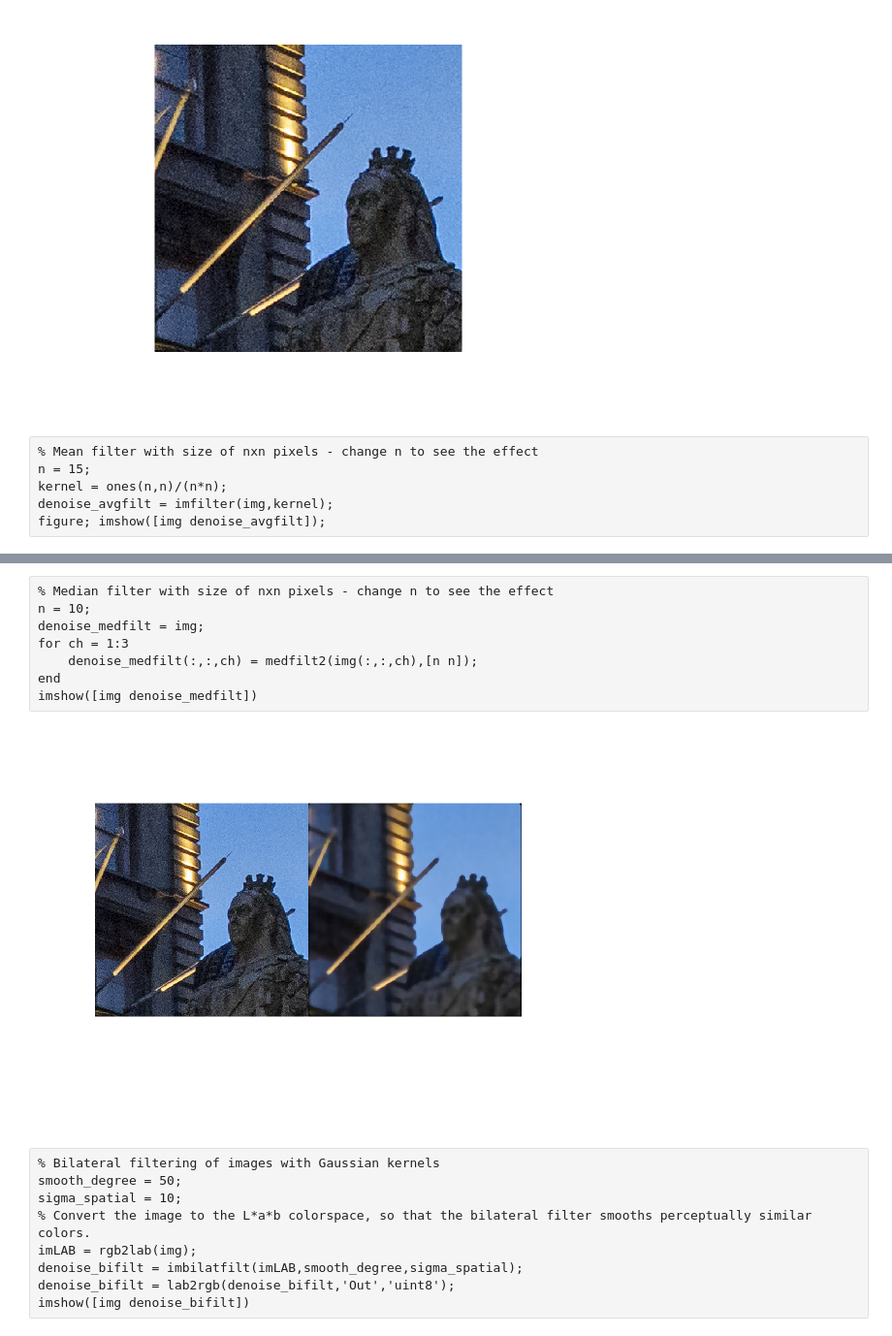
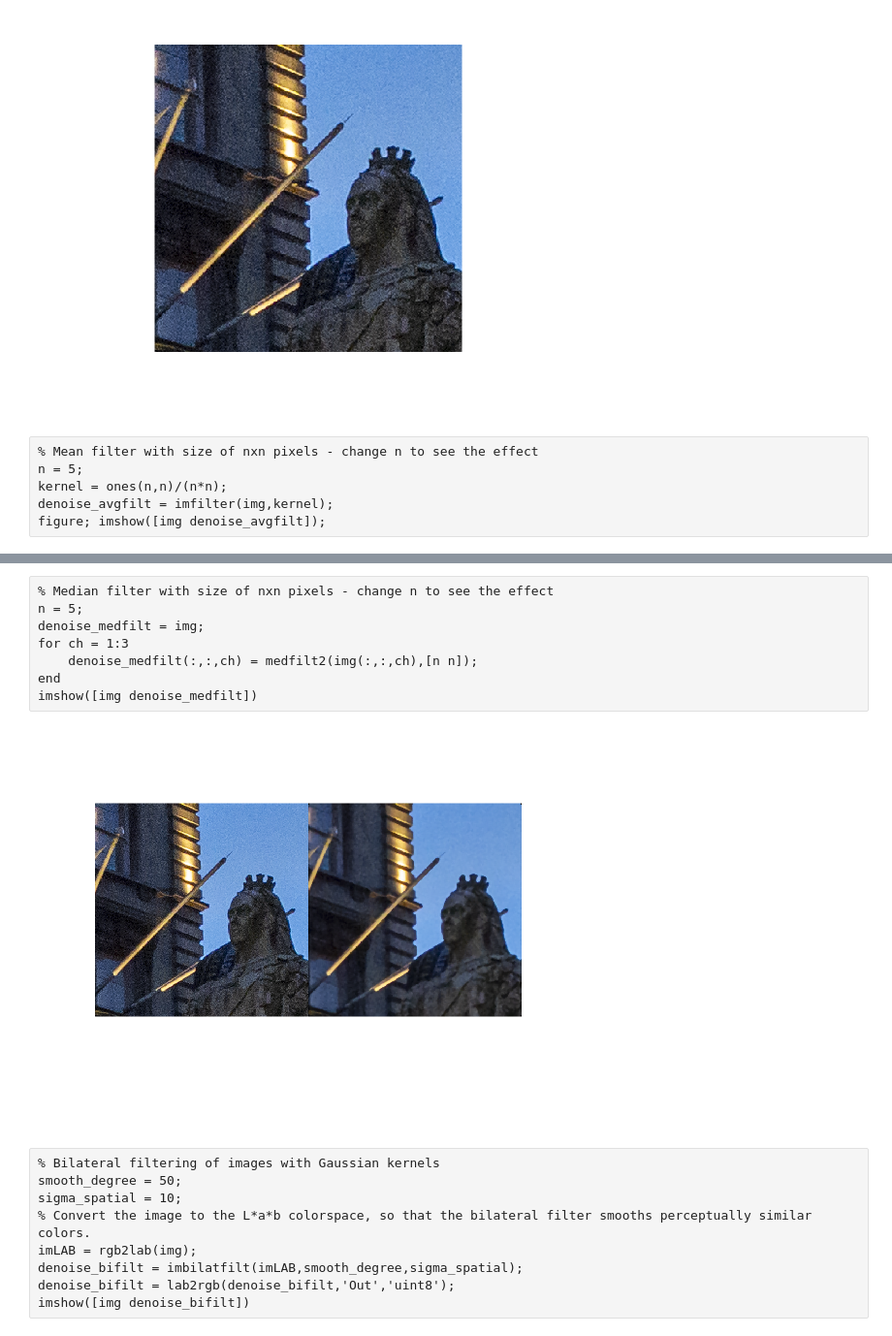
Before and after one commit to pui-nantheera/notebooks, a Jupyter notebook: denoising/Denoising.ipynb, the cells around one changed output, grey strips where cells are left out. Shown at 97% size. Saved outputs shown, nothing was run; the diff lists cells and outputs as text.

```diff
--- a/denoising/Denoising.ipynb
+++ b/denoising/Denoising.ipynb
@@ -12,7 +12,7 @@ imshow(img)
 [figure]
 # %%
 % Mean filter with size of nxn pixels - change n to see the effect
-n = 15;
+n = 5;
 kernel = ones(n,n)/(n*n);
 denoise_avgfilt = imfilter(img,kernel);
 figure; imshow([img denoise_avgfilt]);
@@ -21,13 +21,13 @@ figure; imshow([img denoise_avgfilt]);
 # %%
 % Median filter with size of nxn pixels - change n to see the effect
-n = 10;
+n = 5;
 denoise_medfilt = img;
 for ch = 1:3
     denoise_medfilt(:,:,ch) = medfilt2(img(:,:,ch),[n n]);
 end
 imshow([img denoise_medfilt])
 # %% [output]
-[figure, old version]
+[figure, new version]
 # %%
 % Bilateral filtering of images with Gaussian kernels
 smooth_degree = 50;
```
Also changed, not shown: parts of 4 cells of this notebook.
